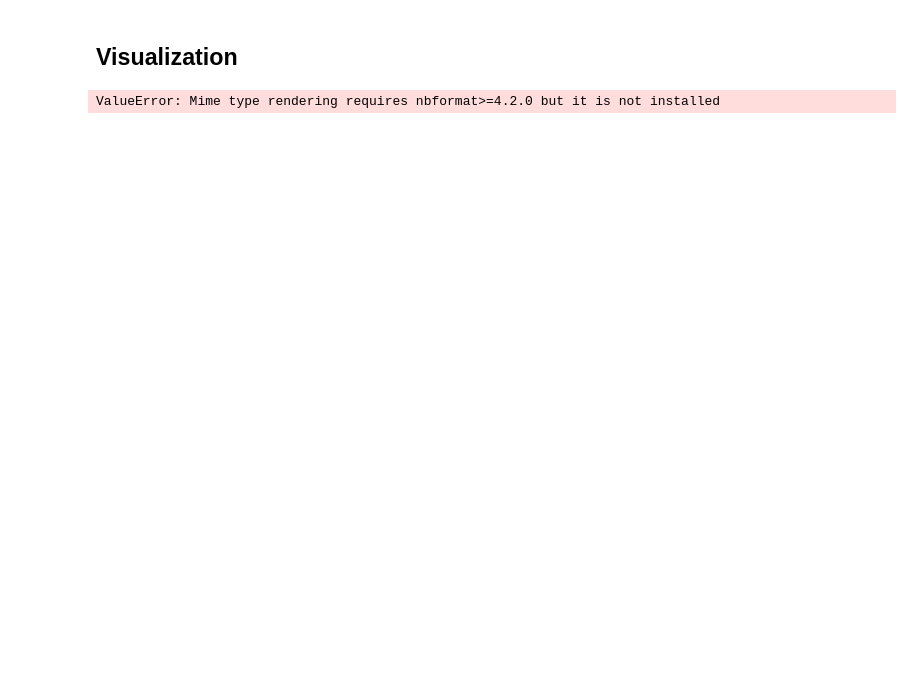
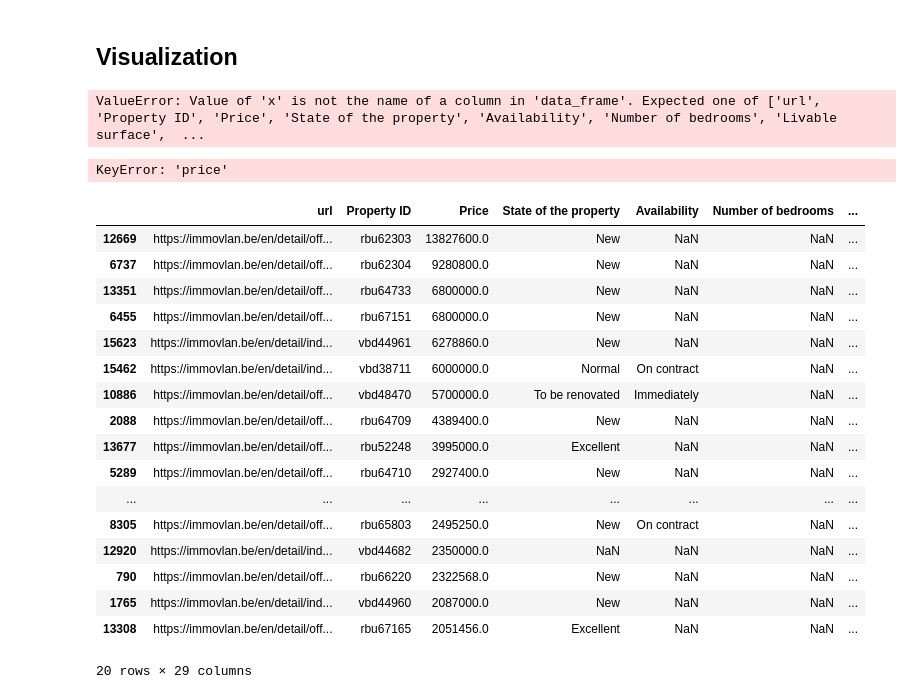
Before and after one commit to briguszmigusz/immo-eliza-data-analysis, a Jupyter notebook: analysis/astha/data_cleaning.ipynb, the cells around one changed output. Cells and saved outputs as stored; diff of their text form; code cells hidden in the pictures; blank space fills up the shorter version.

```diff
--- a/analysis/astha/data_cleaning.ipynb
+++ b/analysis/astha/data_cleaning.ipynb
@@ -433,21 +525,73 @@ dtype: object
 import plotly.express as px
 import nbformat
 
-# Bar chart of number of properties by type
-fig = px.bar(
-    property_df,
-    x='type',
-    color='type',
-    title='Number of Properties by Type'
+
+fig = px.histogram(
+    filtered_df,
+    x="Price",
+    nbins=50,
+    title="Distribution of Property Prices"
 )
+fig.show()
 
-# Optional: make it pretty
-fig.update_layout(
-    xaxis_title='Property Type',
-    yaxis_title='Count of Properties',
-    showlegend=False
+
+fig = px.histogram(
+    filtered_df,
+    x="price_per_sqm",
+    nbins=50,
+    title="Distribution of Property Prices"
 )
-
 fig.show()
 # %% [output]
-ValueError: Mime type rendering requires nbformat>=4.2.0 but it is not installed
+ValueError: Value of 'x' is not the name of a column in 'data_frame'. Expected one of ['url', 'Property ID', 'Price', 'State of the property', 'Availability', 'Number of bedrooms', 'Livable surface',  ...
+# %%
+import plotly.graph_objects as go
+
+fig = go.Figure()
+
+fig.add_trace(go.Scatter(
+    x="province",
+    y= ,
+    mode='lines+markers',
+    fill='tozeroy',        # optional: fill under the curve
+    line=dict(color='blue')
+))
+
+fig.update_layout(
+    title="Average Property Price by Region",
+    xaxis_title="Region",
+    yaxis_title="Average Price",
+)
+
+fig.show()
+# %% [output]
+KeyError: 'price'
+# %%
+# Outliers Describe price by type
+fig = px.box(property_df, x='type', y='Price',
+             title='Price Distribution by Property Type')
+fig.show()
+
+
+# Show top 10 highest prices in each type
+property_df[property_df['type'].isin(['industrial building','office space'])] \
+    .sort_values('Price', ascending=False).head(20)
+# %% [output]
+|  | url | Property ID | Price | State of the property | Availability | Number of bedrooms | ... |
+| 12669 | https://immovlan.be/en/detail/off... | rbu62303 | 13827600.0 | New | NaN | NaN | ... |
+| 6737 | https://immovlan.be/en/detail/off... | rbu62304 | 9280800.0 | New | NaN | NaN | ... |
+| 13351 | https://immovlan.be/en/detail/off... | rbu64733 | 6800000.0 | New | NaN | NaN | ... |
+| 6455 | https://immovlan.be/en/detail/off... | rbu67151 | 6800000.0 | New | NaN | NaN | ... |
+| 15623 | https://immovlan.be/en/detail/ind... | vbd44961 | 6278860.0 | New | NaN | NaN | ... |
+| 15462 | https://immovlan.be/en/detail/ind... | vbd38711 | 6000000.0 | Normal | On contract | NaN | ... |
+| 10886 | https://immovlan.be/en/detail/off... | vbd48470 | 5700000.0 | To be renovated | Immediately | NaN | ... |
+| 2088 | https://immovlan.be/en/detail/off... | rbu64709 | 4389400.0 | New | NaN | NaN | ... |
+| 13677 | https://immovlan.be/en/detail/off... | rbu52248 | 3995000.0 | Excellent | NaN | NaN | ... |
+| 5289 | https://immovlan.be/en/detail/off... | rbu64710 | 2927400.0 | New | NaN | NaN | ... |
+| ... | ... | ... | ... | ... | ... | ... | ... |
+| 8305 | https://immovlan.be/en/detail/off... | rbu65803 | 2495250.0 | New | On contract | NaN | ... |
+| 12920 | https://immovlan.be/en/detail/ind... | vbd44682 | 2350000.0 | NaN | NaN | NaN | ... |
+| 790 | https://immovlan.be/en/detail/off... | rbu66220 | 2322568.0 | New | NaN | NaN | ... |
+| 1765 | https://immovlan.be/en/detail/ind... | vbd44960 | 2087000.0 | New | NaN | NaN | ... |
+| 13308 | https://immovlan.be/en/detail/off... | rbu67165 | 2051456.0 | Excellent | NaN | NaN | ... |
+20 rows × 29 columns
```
Also changed, not shown: parts of 18 cells of this notebook, 1 other file.
